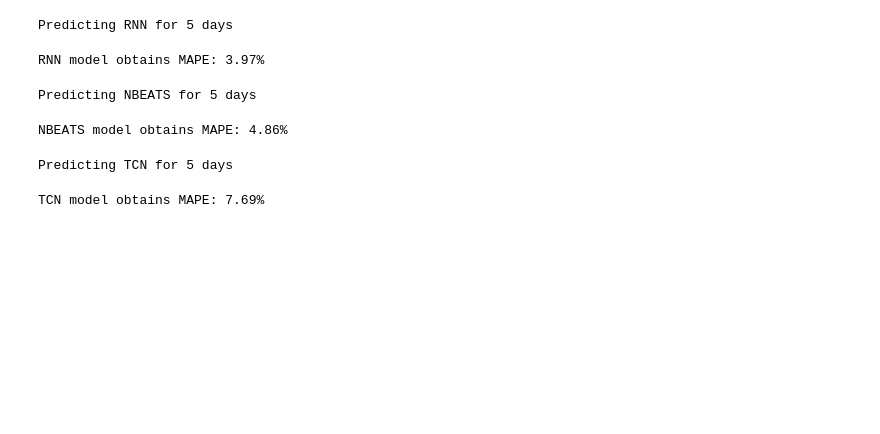
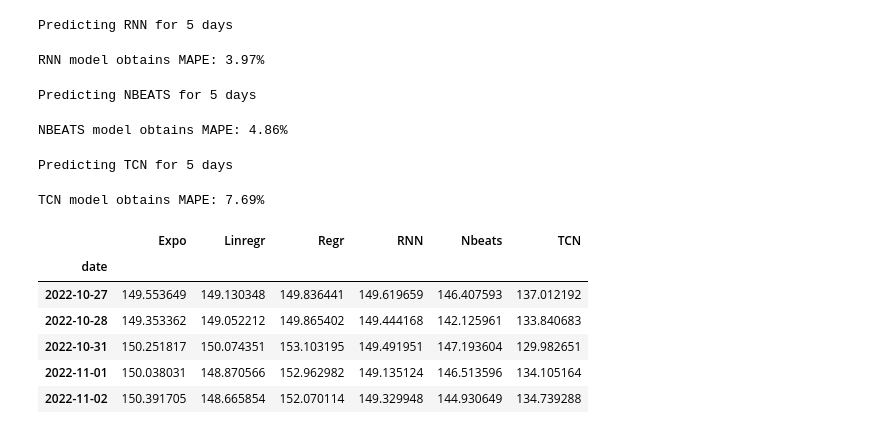
Before and after one commit to mauricioalvaradoo/openbb_terminal, a Jupyter notebook: openbb_inspection.ipynb, the cells around one changed output. Drawn from its saved outputs; the diff is of its cells as text; code cells hidden in the pictures; blank space fills up the shorter version.

```diff
--- a/openbb_inspection.ipynb
+++ b/openbb_inspection.ipynb
@@ -212,3 +212,13 @@ Predicting NBEATS for 5 days
 NBEATS model obtains MAPE: 4.86%
 Predicting TCN for 5 days
 TCN model obtains MAPE: 7.69%
+# %%
+dta
+# %% [output]
+|  | Expo | Linregr | Regr | RNN | Nbeats | TCN |
+| date |  |  |  |  |  |  |
+| 2022-10-27 | 149.553649 | 149.130348 | 149.836441 | 149.619659 | 146.407593 | 137.012192 |
+| 2022-10-28 | 149.353362 | 149.052212 | 149.865402 | 149.444168 | 142.125961 | 133.840683 |
+| 2022-10-31 | 150.251817 | 150.074351 | 153.103195 | 149.491951 | 147.193604 | 129.982651 |
+| 2022-11-01 | 150.038031 | 148.870566 | 152.962982 | 149.135124 | 146.513596 | 134.105164 |
+| 2022-11-02 | 150.391705 | 148.665854 | 152.070114 | 149.329948 | 144.930649 | 134.739288 |
```
Also changed, not shown: parts of 24 cells of this notebook.
